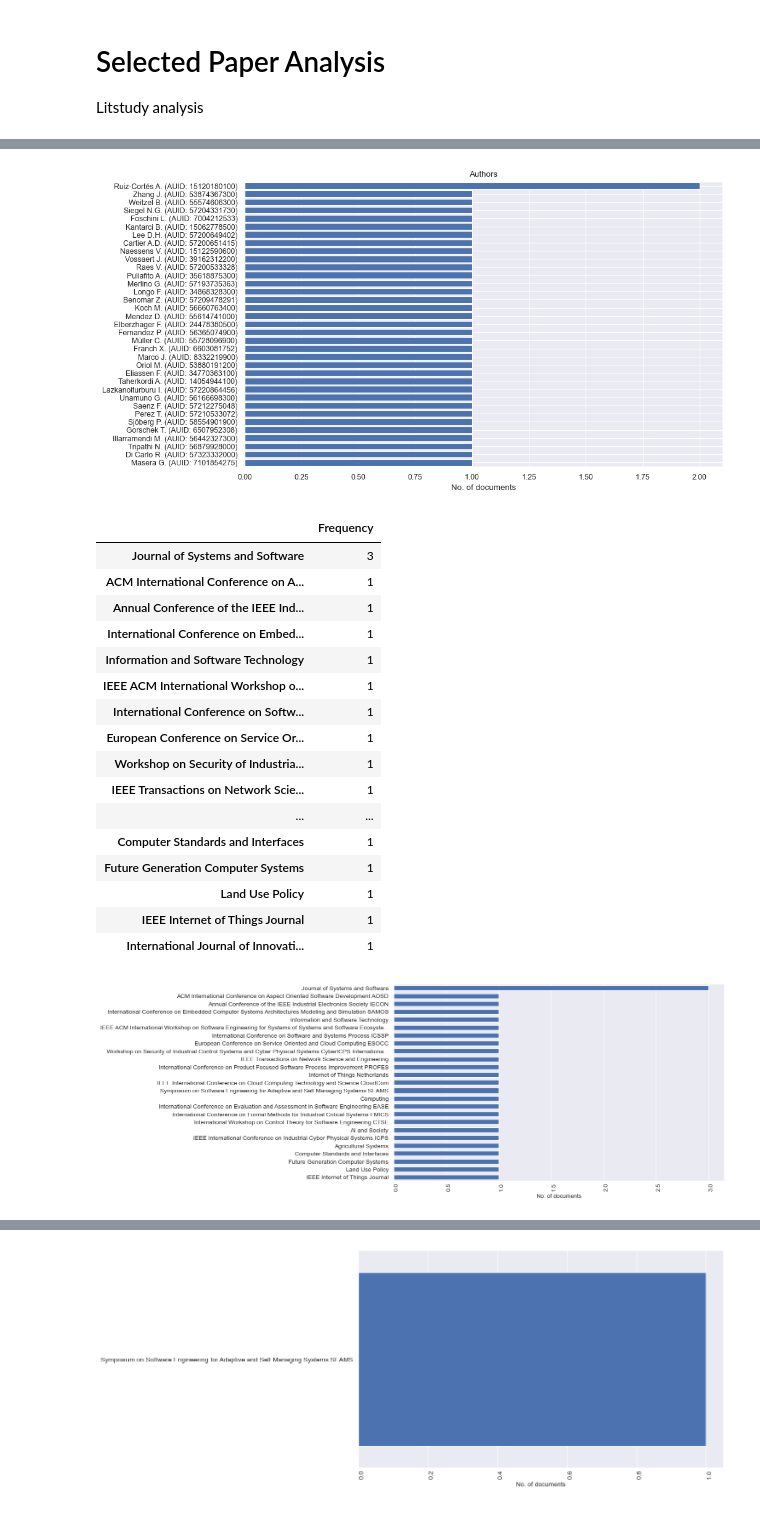
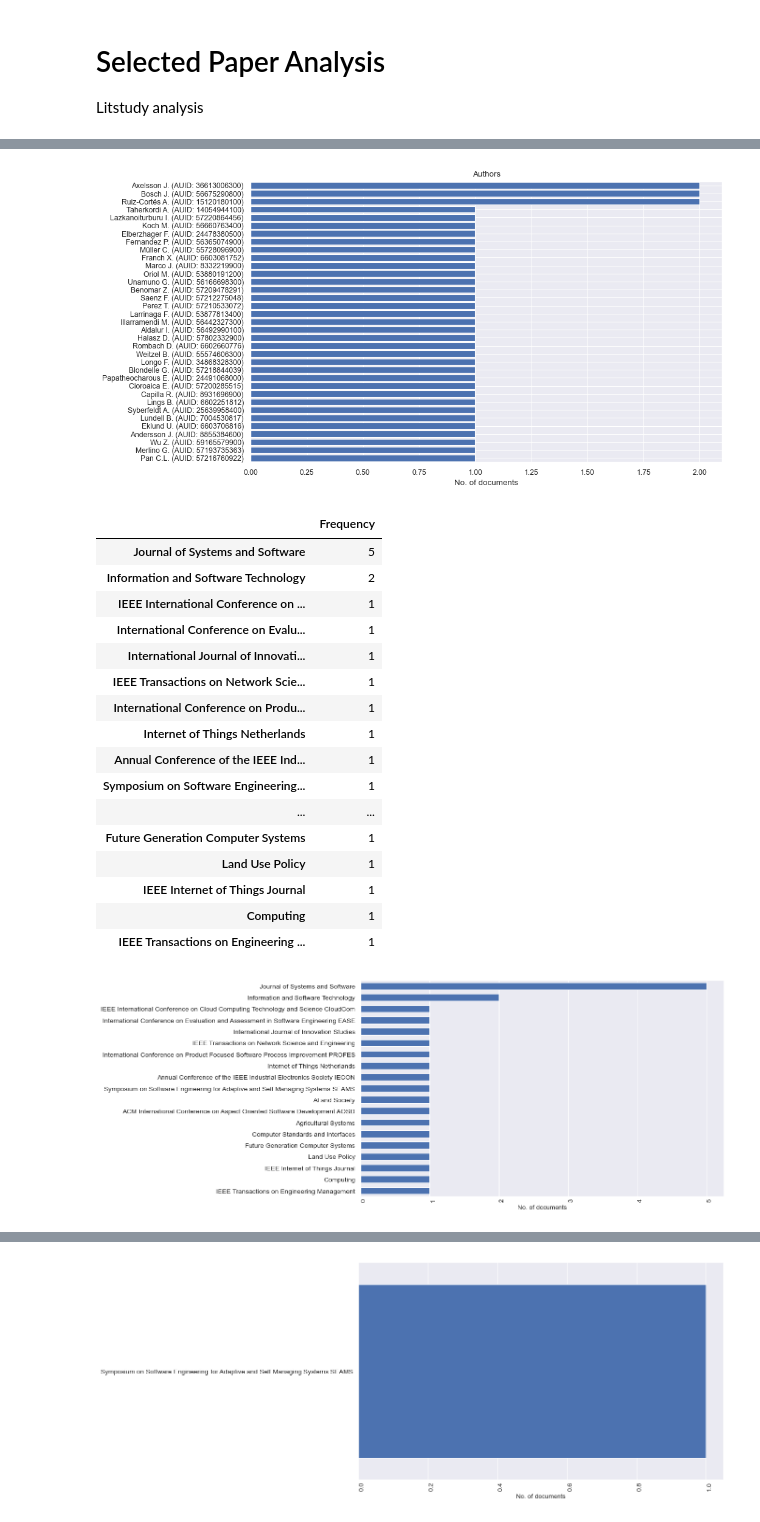
Before and after one commit to hepsycode/SECO-for-CPS-Development-Study, a Jupyter notebook: SLR/01 - SRL Analysis.ipynb, the cells around one changed output, grey strips where cells are left out. Saved outputs shown, nothing was run; the diff lists cells and outputs as text; code cells hidden in the pictures.

```diff
--- a/SLR/01 - SRL Analysis.ipynb
+++ b/SLR/01 - SRL Analysis.ipynb
@@ -67,0 +66,3 @@ len(docs_bib_scopus)
+# %%
+docs_bib2 = litstudy.search_scopus("10.1109/CloudCom.2014.158")
+print(len(docs_bib2), 'papers loaded from selected papers list')
@@ -68 +71,3 @@ len(docs_bib_scopus)
+# %%
+docs_bib = docs_bib2 | docs_found_scopus
 # %%
@@ -275,9 +278,9 @@ litstudy.plot_author_histogram(docs_filtered, stacked=True, limit=35)
 #plt.yticks(fontsize=12)
 #plt.title('')
 plt.grid(True)
-plt.savefig('Results/' + str(filename) + '_03_plot_authors_histogram.png', dpi=300, bbox_inches='tight', format="PNG")
+plt.savefig('Results/SOTA_SECO_CPS_2025-4-17_11-4-34_Analysis_Final/' + str(filename) + '_03_plot_authors_histogram.png', dpi=300, bbox_inches='tight', format="PNG")
 # %% [output]
-[figure, old version]
+[figure, new version]
 # %%
 # This names are long, which is why a short abbreviation is provided.
 import matplotlib.transforms
@@ -287,47 +290,47 @@ fig, ax = plt.subplots()
 litstudy.plot_source_histogram(docs_filtered, vertical=False, label_rotation=0, bar_width=0.6, stacked=True, limit=25);
 plt.xticks(fontsize=10)
 plt.yticks(fontsize=10)
 plt.title('')
 
 # rotates labels and aligns them horizontally to left
 #plt.setp( ax.xaxis.get_majorticklabels(), rotation=-90, ha="left", rotation_mode="anchor")
 
 plt.setp( ax.xaxis.get_majorticklabels(), rotation=90)
 
 # Create offset transform by 5 points in x direction
 dx = 5/72.; dy = 5/72.
 offset = matplotlib.transforms.ScaledTranslation(dx, dy, fig.dpi_scale_trans)
 
 # apply offset transform to all x ticklabels.
 for label in ax.xaxis.get_majorticklabels():
     label.set_transform(label.get_transform() + offset)
 
-plt.savefig('Results/' + str(filename) + '_04_plot_source_all_histogram.png', dpi=300, bbox_inches='tight', format="PNG")
+plt.savefig('Results/SOTA_SECO_CPS_2025-4-17_11-4-34_Analysis_Final/' + str(filename) + '_04_plot_source_all_histogram.png', dpi=300, bbox_inches='tight', format="PNG")
 
 import csv
 
 pdStatVenue = litstudy.stats.compute_source_histogram(docs_filtered)
 display(pdStatVenue)
-pdStatVenue.to_csv('Results/' + str(filename) + '_04_Venues_all.csv')
+pdStatVenue.to_csv('Results/SOTA_SECO_CPS_2025-4-17_11-4-34_Analysis_Final/' + str(filename) + '_04_Venues_all.csv')
 # %% [output]
 |  | Frequency |
-| Journal of Systems and Software | 3 |
-| ACM International Conference on A... | 1 |
+| Journal of Systems and Software | 5 |
+| Information and Software Technology | 2 |
+| IEEE International Conference on ... | 1 |
+| International Conference on Evalu... | 1 |
+| International Journal of Innovati... | 1 |
+| IEEE Transactions on Network Scie... | 1 |
+| International Conference on Produ... | 1 |
+| Internet of Things Netherlands | 1 |
 | Annual Conference of the IEEE Ind... | 1 |
-| International Conference on Embed... | 1 |
-| Information and Software Technology | 1 |
-| IEEE ACM International Workshop o... | 1 |
-| International Conference on Softw... | 1 |
-| European Conference on Service Or... | 1 |
-| Workshop on Security of Industria... | 1 |
-| IEEE Transactions on Network Scie... | 1 |
+| Symposium on Software Engineering... | 1 |
 | ... | ... |
-| Computer Standards and Interfaces | 1 |
 | Future Generation Computer Systems | 1 |
 | Land Use Policy | 1 |
 | IEEE Internet of Things Journal | 1 |
-| International Journal of Innovati... | 1 |
+| Computing | 1 |
+| IEEE Transactions on Engineering ... | 1 |
-[figure, old version]
+[figure, new version]
 # %%
 docs_journal_all = docs_bib.filter_docs(lambda d: d.source_type == 'Journal'  or d.id.doi == '10.1007/978-3-319-46508-1_13')
 # print(len(docs_journal))
```
Also changed, not shown: parts of 22 cells of this notebook, 47 other files.
